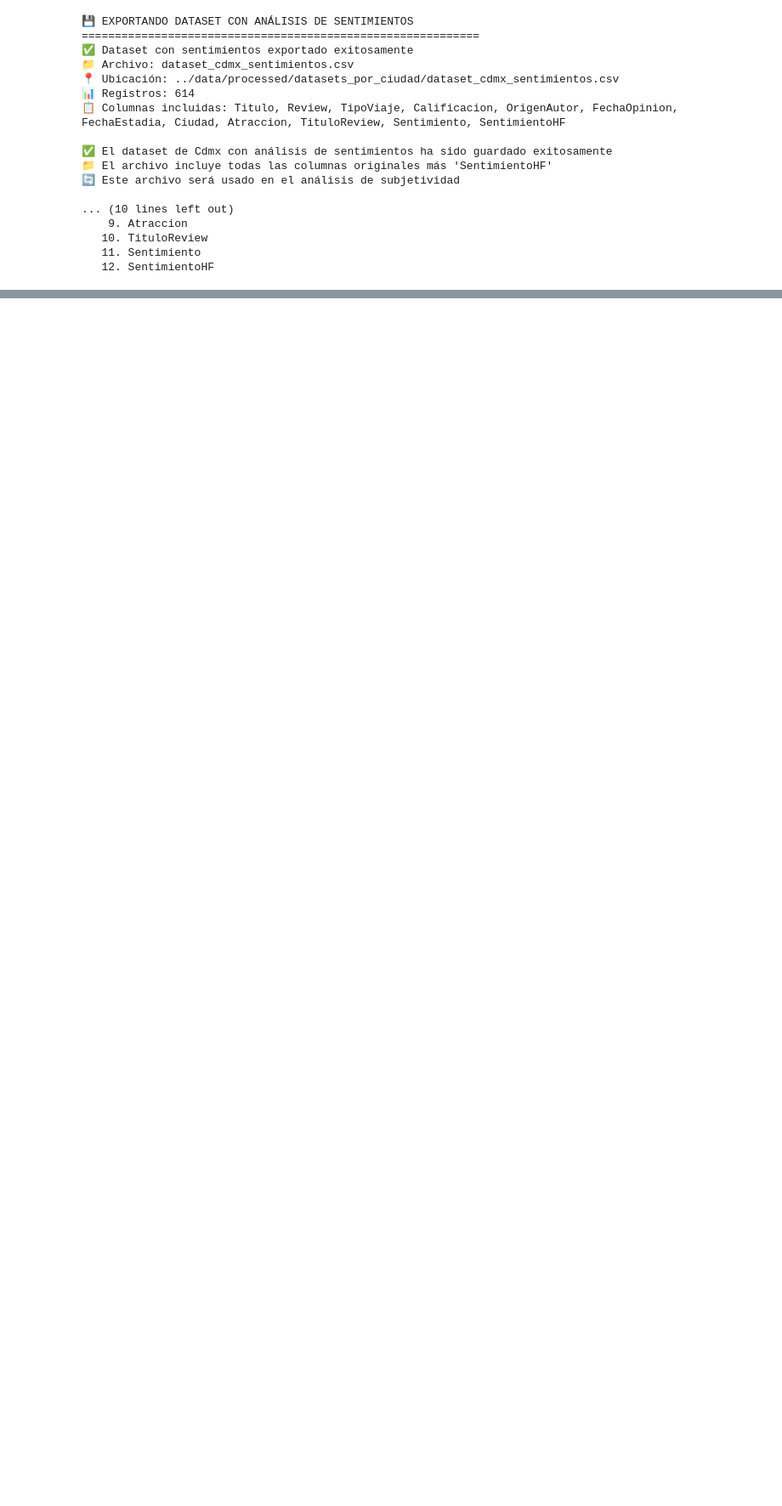
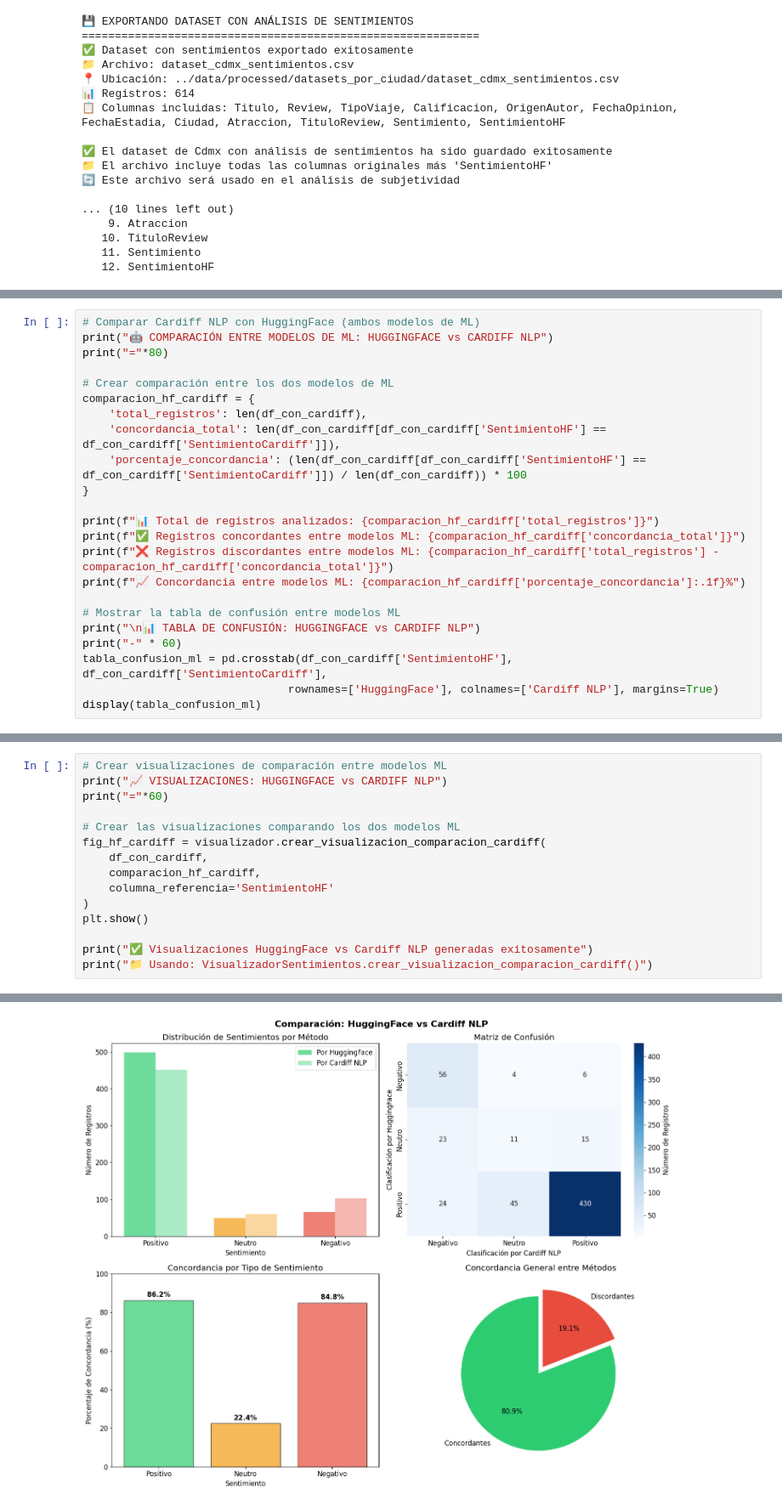
Before and after one commit to VictorWKey/AI-Tourism-Opinion-Analyzer, a Jupyter notebook: notebooks/02-analisis-de-sentimientos.ipynb, the cells around one changed output, grey strips where cells are left out. Shown at 85% size. Cells and saved outputs as stored; diff of their text form; blank space fills up the shorter version.

```diff
--- a/notebooks/02-analisis-de-sentimientos.ipynb
+++ b/notebooks/02-analisis-de-sentimientos.ipynb
@@ -499,0 +705,23 @@ for i, col in enumerate(df_con_hf.columns, 1):
+# %%
+# Comparar Cardiff NLP con HuggingFace (ambos modelos de ML)
+print("🤖 COMPARACIÓN ENTRE MODELOS DE ML: HUGGINGFACE vs CARDIFF NLP")
+print("="*80)
+
+# Crear comparación entre los dos modelos de ML
+comparacion_hf_cardiff = {
+    'total_registros': len(df_con_cardiff),
+    'concordancia_total': len(df_con_cardiff[df_con_cardiff['SentimientoHF'] == df_con_cardiff['SentimientoCardiff']]),
+    'porcentaje_concordancia': (len(df_con_cardiff[df_con_cardiff['SentimientoHF'] == df_con_cardiff['SentimientoCardiff']]) / len(df_con_cardiff)) * 100
+}
+
+print(f"📊 Total de registros analizados: {comparacion_hf_cardiff['total_registros']}")
+print(f"✅ Registros concordantes entre modelos ML: {comparacion_hf_cardiff['concordancia_total']}")
+print(f"❌ Registros discordantes entre modelos ML: {comparacion_hf_cardiff['total_registros'] - comparacion_hf_cardiff['concordancia_total']}")
+print(f"📈 Concordancia entre modelos ML: {comparacion_hf_cardiff['porcentaje_concordancia']:.1f}%")
+
+# Mostrar la tabla de confusión entre modelos ML
+print("\n📊 TABLA DE CONFUSIÓN: HUGGINGFACE vs CARDIFF NLP")
+print("-" * 60)
+tabla_confusion_ml = pd.crosstab(df_con_cardiff['SentimientoHF'], df_con_cardiff['SentimientoCardiff'],
+                               rownames=['HuggingFace'], colnames=['Cardiff NLP'], margins=True)
+display(tabla_confusion_ml)
@@ -499,0 +744,16 @@ for i, col in enumerate(df_con_hf.columns, 1):
+# %%
+# Crear visualizaciones de comparación entre modelos ML
+print("📈 VISUALIZACIONES: HUGGINGFACE vs CARDIFF NLP")
+print("="*60)
+
+# Crear las visualizaciones comparando los dos modelos ML
+fig_hf_cardiff = visualizador.crear_visualizacion_comparacion_cardiff(
+    df_con_cardiff,
+    comparacion_hf_cardiff,
+    columna_referencia='SentimientoHF'
+)
+plt.show()
+
+print("✅ Visualizaciones HuggingFace vs Cardiff NLP generadas exitosamente")
+print("📁 Usando: VisualizadorSentimientos.crear_visualizacion_comparacion_cardiff()")
+# %% [output]
@@ -499,0 +762 @@ for i, col in enumerate(df_con_hf.columns, 1):
+[figure, added]
```
Also changed, not shown: parts of 16 cells of this notebook, 21 other files.
